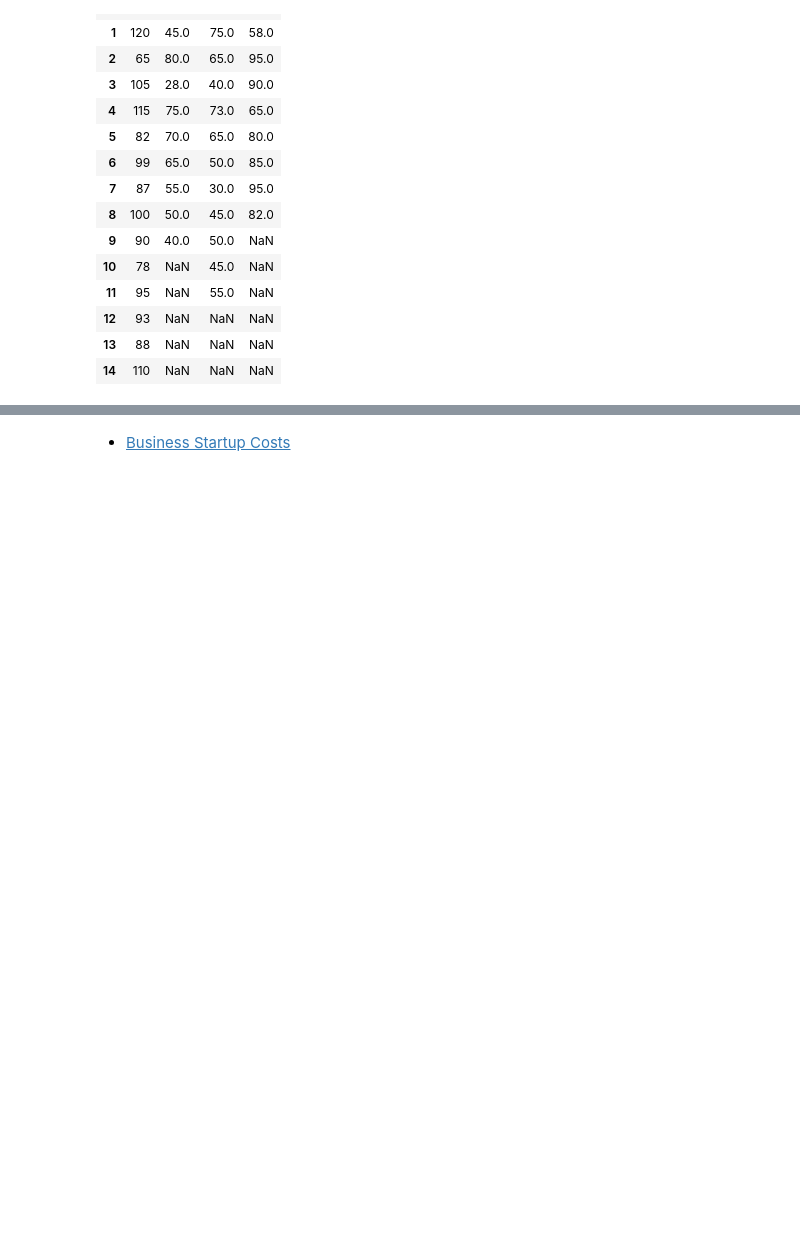
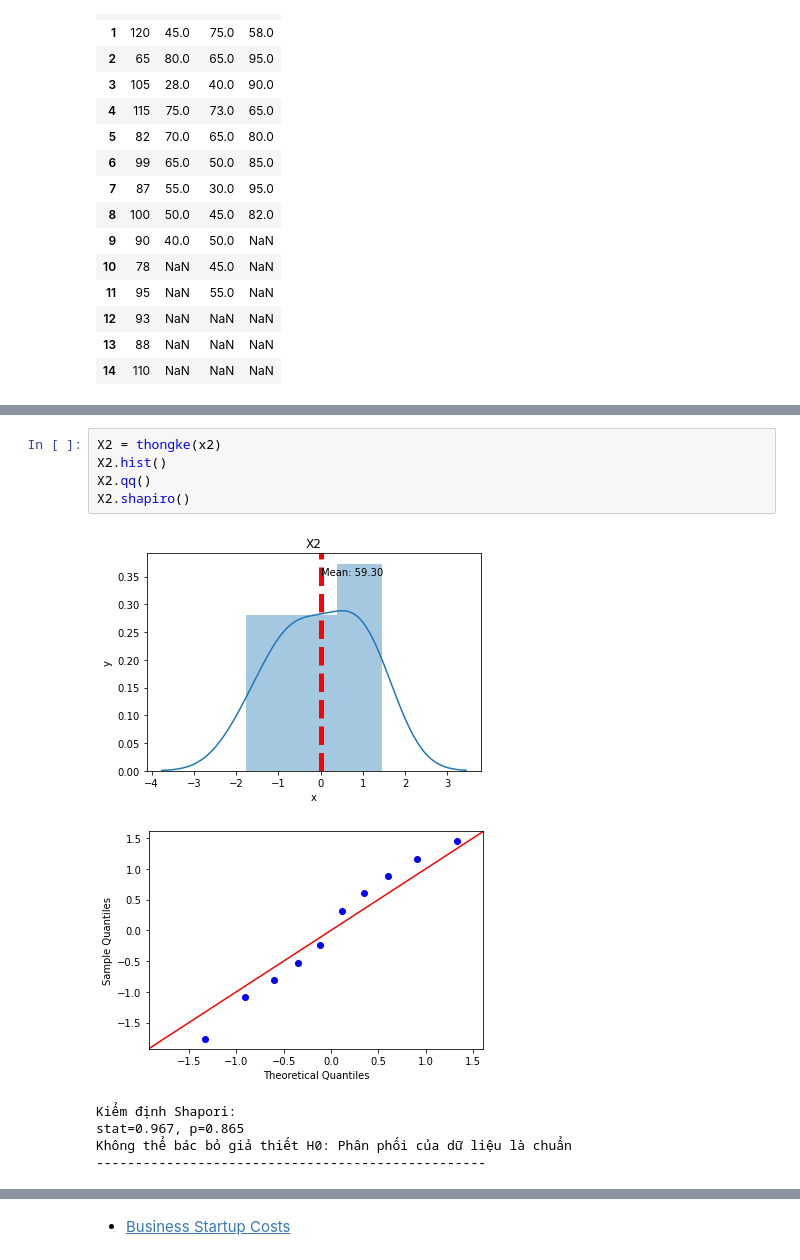
Before and after one commit to congltk1234/NhapMonKHDL, a Jupyter notebook: ANOVAoneway/bai_tap_phan_tich_anova_1_chieu.ipynb, the cells around one changed output, grey strips where cells are left out. Drawn from its saved outputs; the diff is of its cells as text; blank space fills up the shorter version.

```diff
--- a/ANOVAoneway/bai_tap_phan_tich_anova_1_chieu.ipynb
+++ b/ANOVAoneway/bai_tap_phan_tich_anova_1_chieu.ipynb
@@ -52,0 +116,12 @@ df1
+# %%
+X2 = thongke(x2)
+X2.hist()
+X2.qq()
+X2.shapiro()
+# %% [output]
+[figure, added]
+[figure, added]
+Kiểm định Shapori:
+stat=0.967, p=0.865
+Không thể bác bỏ giả thiết H0: Phân phối của dữ liệu là chuẩn
+--------------------------------------------------
```
Also changed, not shown: parts of 28 cells of this notebook, 4 other files.
